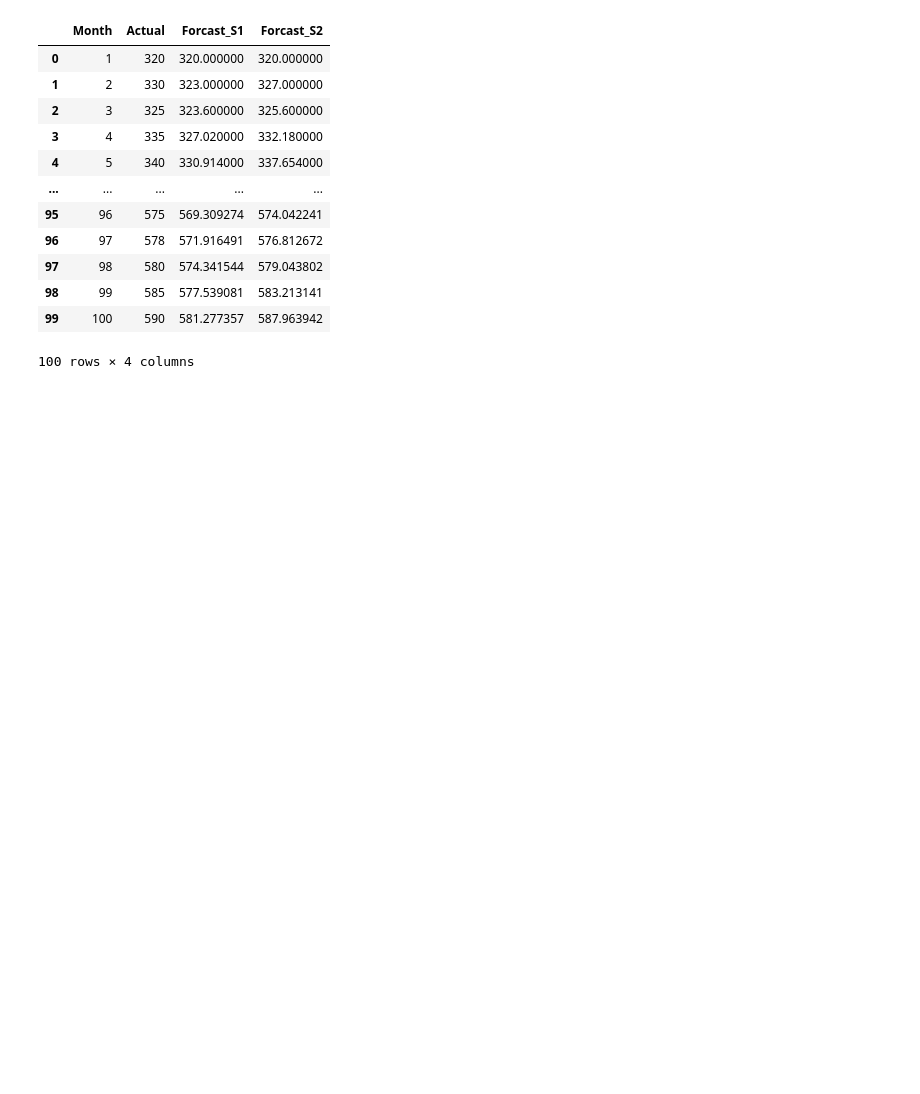
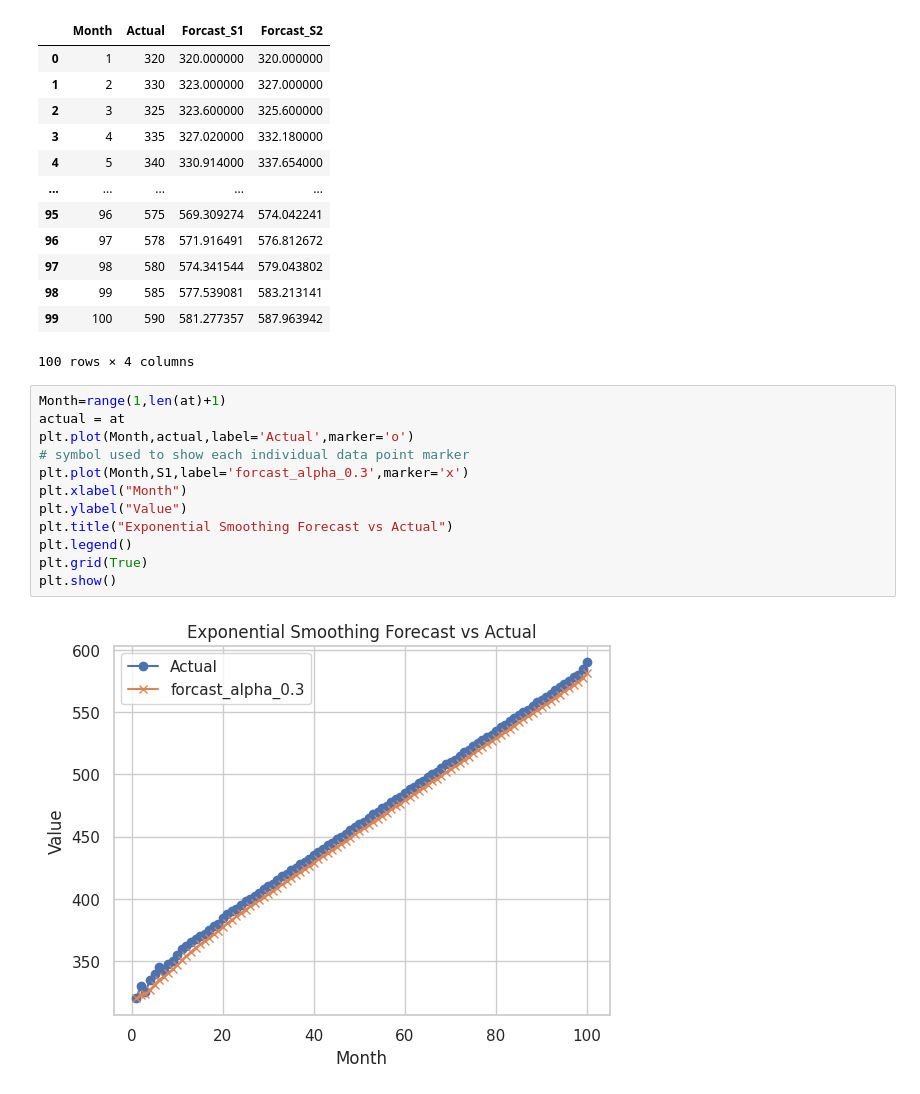
Before and after one commit to h6648222-cloud/Time-series-anaylsis-with-python, a Jupyter notebook: smooth_estimation_time_series.ipynb, the cells around one changed output. Drawn from its saved outputs; the diff is of its cells as text; blank space fills up the shorter version.

```diff
--- a/smooth_estimation_time_series.ipynb
+++ b/smooth_estimation_time_series.ipynb
@@ -63,3 +63,17 @@ df
 | 98 | 99 | 585 | 577.539081 | 583.213141 |
 | 99 | 100 | 590 | 581.277357 | 587.963942 |
 100 rows × 4 columns
+# %%
+Month=range(1,len(at)+1)
+actual = at
+plt.plot(Month,actual,label='Actual',marker='o')
+# symbol used to show each individual data point marker
+plt.plot(Month,S1,label='forcast_alpha_0.3',marker='x')
+plt.xlabel("Month")
+plt.ylabel("Value")
+plt.title("Exponential Smoothing Forecast vs Actual")
+plt.legend()
+plt.grid(True)
+plt.show()
+# %% [output]
+[figure, added]
```
Also changed, not shown: parts of 1 cell of this notebook.
